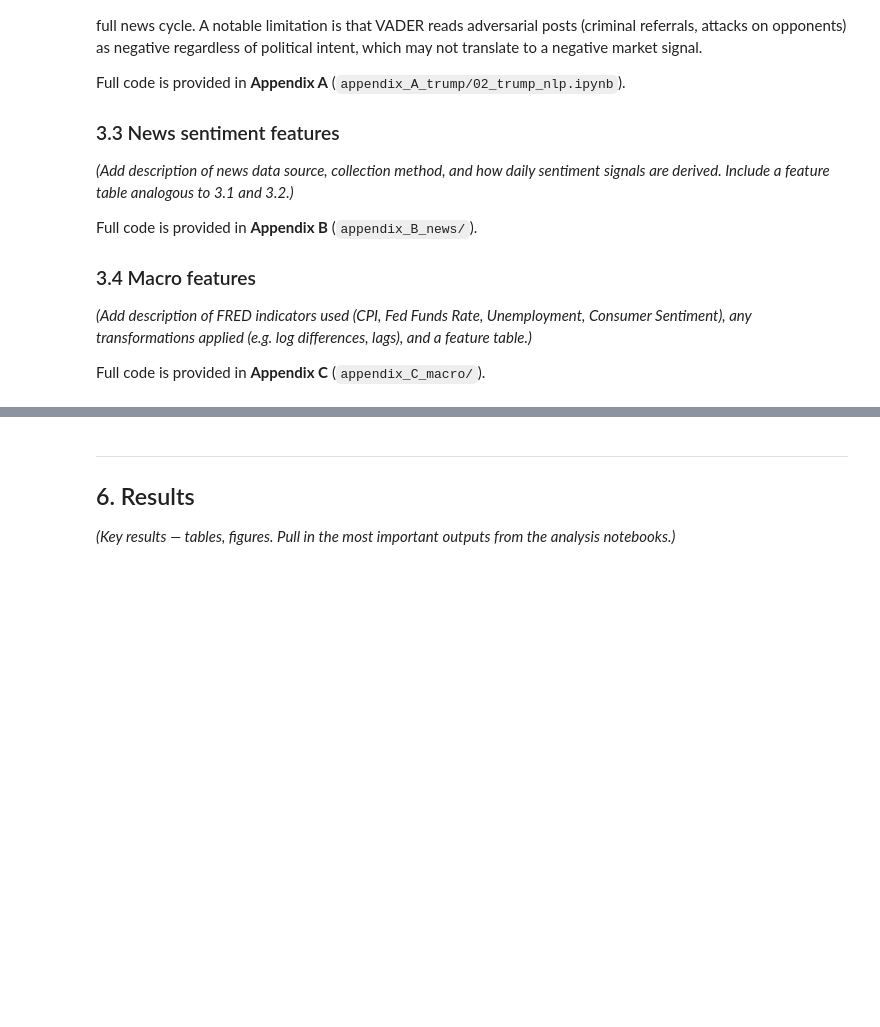
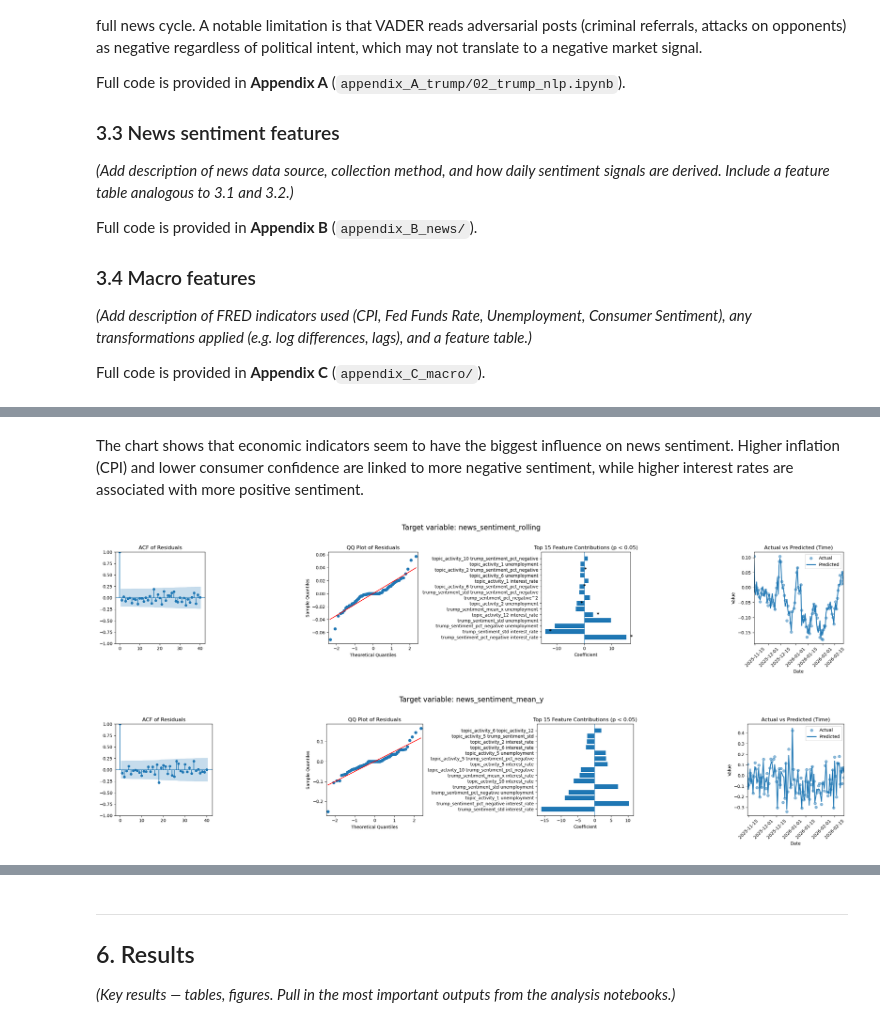
Before and after one commit to Husted42/advanced_business_analytics, a Jupyter notebook: submission/main_report.ipynb, the cells around one changed output, grey strips where cells are left out. Cells and saved outputs as stored; diff of their text form; code cells hidden in the pictures; blank space fills up the shorter version.

```diff
--- a/submission/main_report.ipynb
+++ b/submission/main_report.ipynb
@@ -134,3 +285,14 @@ Full code is provided in **Appendix C** (`appendix_C_macro/`).
+# %%
+# Then we split the data into train, validation, and test sets.
+# While still maintaining the time order of the data (no shuffling).
+n = len(df)
+
+train_end = int(n * 0.7)
+val_end   = int(n * 0.85)
+
+train = df.iloc[:train_end]
+val   = df.iloc[train_end:val_end]
+test  = df.iloc[val_end:]
 # %% [markdown]
 ---
 ## 4. Modelling
@@ -140,0 +342,11 @@ Full code is provided in **Appendix D** (`appendix_D_modelling/`).
+# %% [markdown]
+The chart shows that economic indicators seem to have the biggest influence on news sentiment. Higher inflation (CPI) and lower consumer confidence are linked to more negative sentiment, while higher interest rates are associated with more positive sentiment.
+# %%
+from appendix_D_modelling.utils_simple import train_model_ols, train_model_ols_second_order, train_model_arx, diagnose_model
+
+for i in range(len(predictors)):
+    model_ols = train_model_ols_second_order(train, features, predictors[i])
+    diagnose_model(model_ols, time_data=df["date"], title=("Target variable: " + predictors[i]))
+# %% [output]
+[figure, added]
+[figure, added]
```
Also changed, not shown: parts of 61 cells of this notebook, 10 other files.
